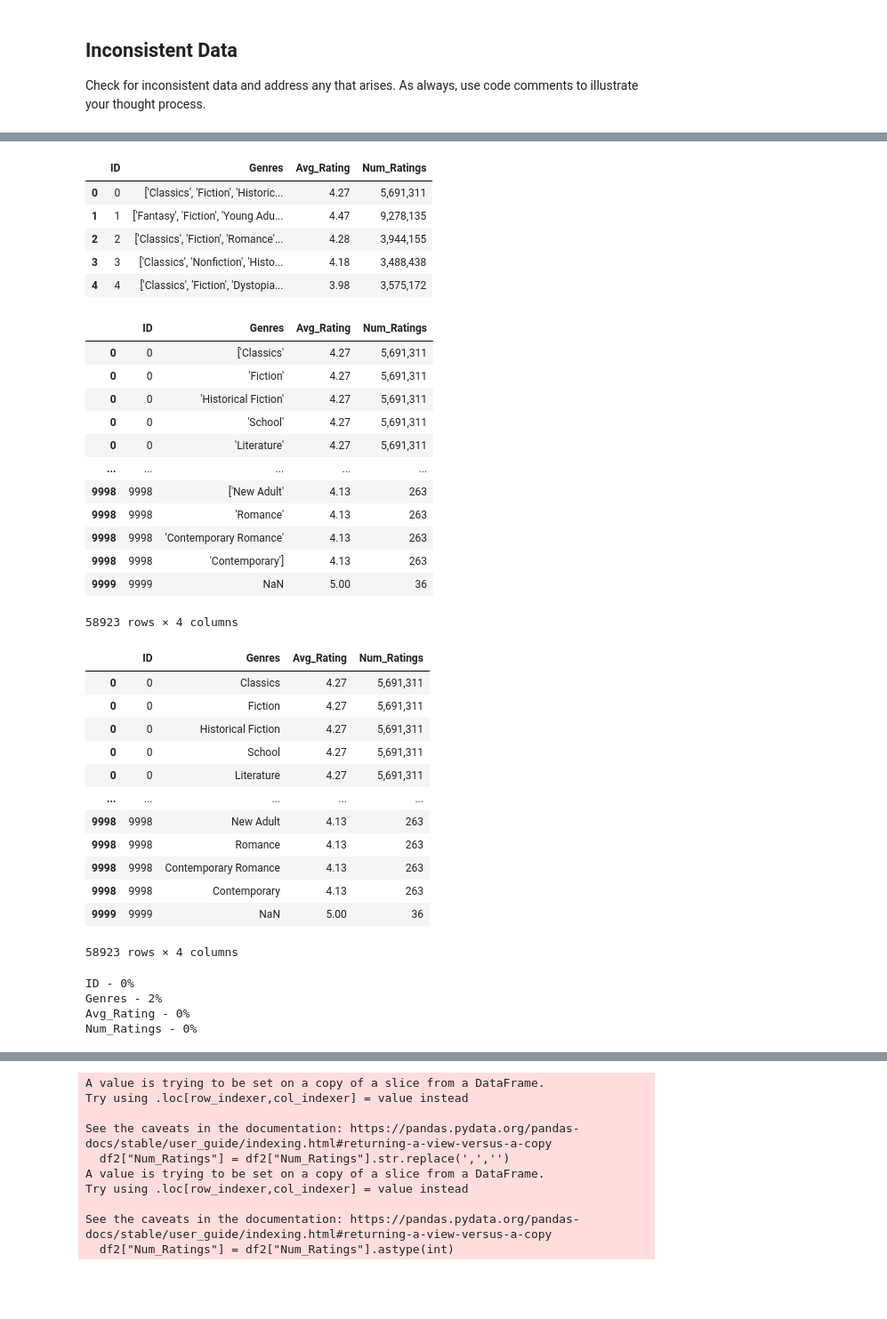
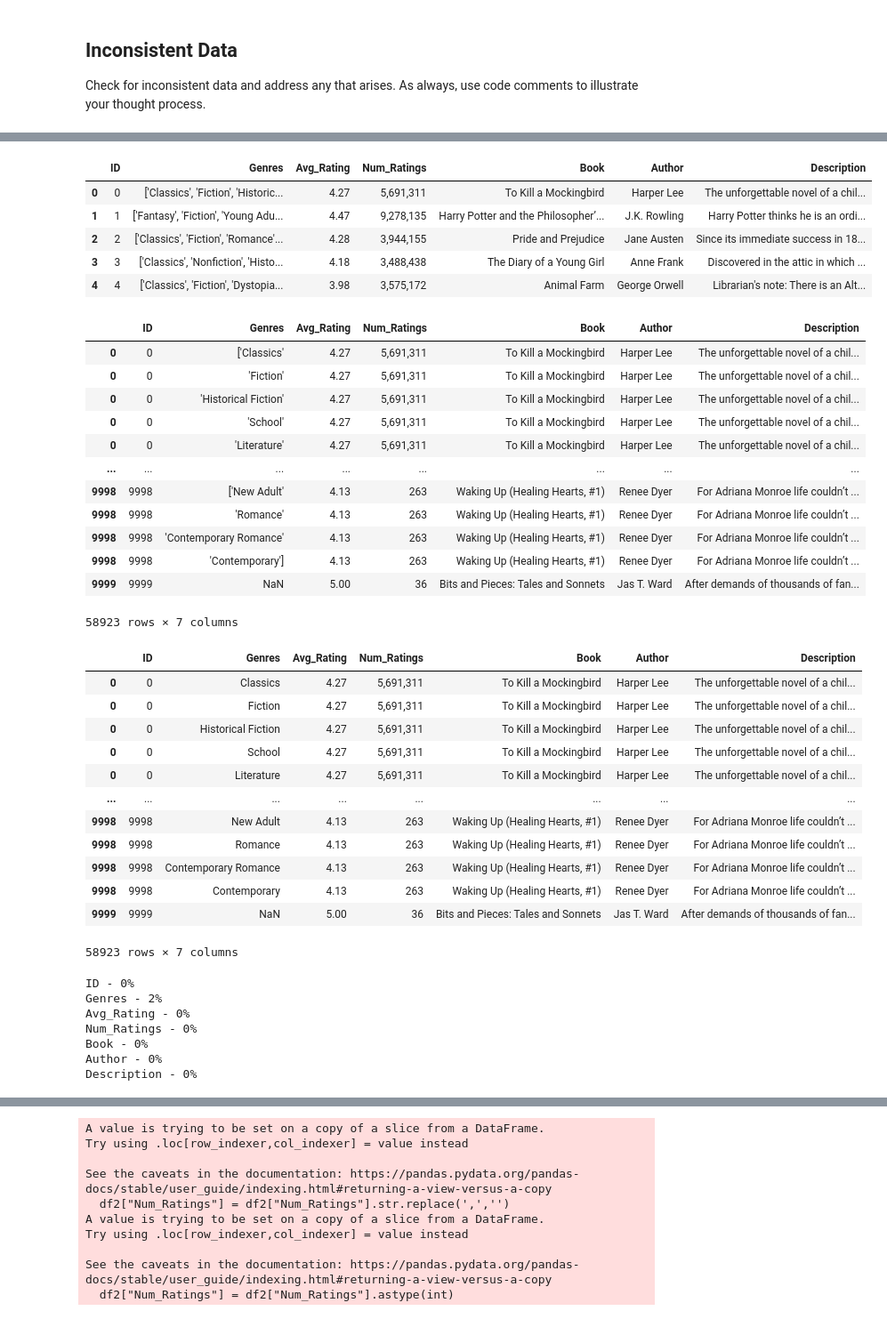
Before and after one commit to johannacf/launchcode-capstone-goodreads-eda, a Jupyter notebook: Final project - Goodreads analysis.ipynb, the cells around one changed output, grey strips where cells are left out. Shown: that part at 89% size. Cells and saved outputs as stored; diff of their text form; code cells hidden in the pictures; blank space fills up the shorter version.

```diff
--- a/Final project - Goodreads analysis.ipynb
+++ b/Final project - Goodreads analysis.ipynb
@@ -268,34 +268,34 @@ df['Genres'].sample(10)
 Name: Genres, dtype: object
 # %%
-# make a new dataframe for data manipulation with ID, genres, avg rating, num of ratings
-df1 = df[['ID','Genres','Avg_Rating','Num_Ratings']].copy()
+# make a new dataframe for data manipulation with ID, genres, avg rating, num of ratings, book, description, author
+df1 = df[['ID','Genres','Avg_Rating','Num_Ratings','Book','Author','Description']].copy()
 df1.head()
 # %% [output]
-|  | ID | Genres | Avg_Rating | Num_Ratings |
-| 0 | 0 | ['Classics', 'Fiction', 'Historic... | 4.27 | 5,691,311 |
-| 1 | 1 | ['Fantasy', 'Fiction', 'Young Adu... | 4.47 | 9,278,135 |
-| 2 | 2 | ['Classics', 'Fiction', 'Romance'... | 4.28 | 3,944,155 |
-| 3 | 3 | ['Classics', 'Nonfiction', 'Histo... | 4.18 | 3,488,438 |
-| 4 | 4 | ['Classics', 'Fiction', 'Dystopia... | 3.98 | 3,575,172 |
+|  | ID | Genres | Avg_Rating | Num_Ratings | Book | Author | Description |
+| 0 | 0 | ['Classics', 'Fiction', 'Historic... | 4.27 | 5,691,311 | To Kill a Mockingbird | Harper Lee | The unforgettable novel of a chil... |
+| 1 | 1 | ['Fantasy', 'Fiction', 'Young Adu... | 4.47 | 9,278,135 | Harry Potter and the Philosopher’... | J.K. Rowling | Harry Potter thinks he is an ordi... |
+| 2 | 2 | ['Classics', 'Fiction', 'Romance'... | 4.28 | 3,944,155 | Pride and Prejudice | Jane Austen | Since its immediate success in 18... |
+| 3 | 3 | ['Classics', 'Nonfiction', 'Histo... | 4.18 | 3,488,438 | The Diary of a Young Girl | Anne Frank | Discovered in the attic in which ... |
+| 4 | 4 | ['Classics', 'Fiction', 'Dystopia... | 3.98 | 3,575,172 | Animal Farm | George Orwell | Librarian's note: There is an Alt... |
 # %%
 df1['Genres'] = df1['Genres'].str.split(',')
 # %%
 df1 = df1.explode('Genres')
 df1
 # %% [output]
-|  | ID | Genres | Avg_Rating | Num_Ratings |
-| 0 | 0 | ['Classics' | 4.27 | 5,691,311 |
-| 0 | 0 | 'Fiction' | 4.27 | 5,691,311 |
-| 0 | 0 | 'Historical Fiction' | 4.27 | 5,691,311 |
-| 0 | 0 | 'School' | 4.27 | 5,691,311 |
-| 0 | 0 | 'Literature' | 4.27 | 5,691,311 |
-| ... | ... | ... | ... | ... |
-| 9998 | 9998 | ['New Adult' | 4.13 | 263 |
-| 9998 | 9998 | 'Romance' | 4.13 | 263 |
-| 9998 | 9998 | 'Contemporary Romance' | 4.13 | 263 |
-| 9998 | 9998 | 'Contemporary'] | 4.13 | 263 |
-| 9999 | 9999 | NaN | 5.00 | 36 |
+|  | ID | Genres | Avg_Rating | Num_Ratings | Book | Author | Description |
+| 0 | 0 | ['Classics' | 4.27 | 5,691,311 | To Kill a Mockingbird | Harper Lee | The unforgettable novel of a chil... |
+| 0 | 0 | 'Fiction' | 4.27 | 5,691,311 | To Kill a Mockingbird | Harper Lee | The unforgettable novel of a chil... |
+| 0 | 0 | 'Historical Fiction' | 4.27 | 5,691,311 | To Kill a Mockingbird | Harper Lee | The unforgettable novel of a chil... |
+| 0 | 0 | 'School' | 4.27 | 5,691,311 | To Kill a Mockingbird | Harper Lee | The unforgettable novel of a chil... |
+| 0 | 0 | 'Literature' | 4.27 | 5,691,311 | To Kill a Mockingbird | Harper Lee | The unforgettable novel of a chil... |
+| ... | ... | ... | ... | ... | ... | ... | ... |
+| 9998 | 9998 | ['New Adult' | 4.13 | 263 | Waking Up (Healing Hearts, #1) | Renee Dyer | For Adriana Monroe life couldn’t ... |
+| 9998 | 9998 | 'Romance' | 4.13 | 263 | Waking Up (Healing Hearts, #1) | Renee Dyer | For Adriana Monroe life couldn’t ... |
+| 9998 | 9998 | 'Contemporary Romance' | 4.13 | 263 | Waking Up (Healing Hearts, #1) | Renee Dyer | For Adriana Monroe life couldn’t ... |
+| 9998 | 9998 | 'Contemporary'] | 4.13 | 263 | Waking Up (Healing Hearts, #1) | Renee Dyer | For Adriana Monroe life couldn’t ... |
+| 9999 | 9999 | NaN | 5.00 | 36 | Bits and Pieces: Tales and Sonnets | Jas T. Ward | After demands of thousands of fan... |
-58923 rows × 4 columns
+58923 rows × 7 columns
 # %%
 # clean the column to remove unnecessary punctuation
 df1['Genres']=df1['Genres'].str.replace('[','')
@@ -306,19 +306,19 @@ df1['Genres']=df1['Genres'].str.strip()
 # check to make sure that worked
 df1
 # %% [output]
-|  | ID | Genres | Avg_Rating | Num_Ratings |
-| 0 | 0 | Classics | 4.27 | 5,691,311 |
-| 0 | 0 | Fiction | 4.27 | 5,691,311 |
-| 0 | 0 | Historical Fiction | 4.27 | 5,691,311 |
-| 0 | 0 | School | 4.27 | 5,691,311 |
-| 0 | 0 | Literature | 4.27 | 5,691,311 |
-| ... | ... | ... | ... | ... |
-| 9998 | 9998 | New Adult | 4.13 | 263 |
-| 9998 | 9998 | Romance | 4.13 | 263 |
-| 9998 | 9998 | Contemporary Romance | 4.13 | 263 |
-| 9998 | 9998 | Contemporary | 4.13 | 263 |
-| 9999 | 9999 | NaN | 5.00 | 36 |
+|  | ID | Genres | Avg_Rating | Num_Ratings | Book | Author | Description |
+| 0 | 0 | Classics | 4.27 | 5,691,311 | To Kill a Mockingbird | Harper Lee | The unforgettable novel of a chil... |
+| 0 | 0 | Fiction | 4.27 | 5,691,311 | To Kill a Mockingbird | Harper Lee | The unforgettable novel of a chil... |
+| 0 | 0 | Historical Fiction | 4.27 | 5,691,311 | To Kill a Mockingbird | Harper Lee | The unforgettable novel of a chil... |
+| 0 | 0 | School | 4.27 | 5,691,311 | To Kill a Mockingbird | Harper Lee | The unforgettable novel of a chil... |
+| 0 | 0 | Literature | 4.27 | 5,691,311 | To Kill a Mockingbird | Harper Lee | The unforgettable novel of a chil... |
+| ... | ... | ... | ... | ... | ... | ... | ... |
+| 9998 | 9998 | New Adult | 4.13 | 263 | Waking Up (Healing Hearts, #1) | Renee Dyer | For Adriana Monroe life couldn’t ... |
+| 9998 | 9998 | Romance | 4.13 | 263 | Waking Up (Healing Hearts, #1) | Renee Dyer | For Adriana Monroe life couldn’t ... |
+| 9998 | 9998 | Contemporary Romance | 4.13 | 263 | Waking Up (Healing Hearts, #1) | Renee Dyer | For Adriana Monroe life couldn’t ... |
+| 9998 | 9998 | Contemporary | 4.13 | 263 | Waking Up (Healing Hearts, #1) | Renee Dyer | For Adriana Monroe life couldn’t ... |
+| 9999 | 9999 | NaN | 5.00 | 36 | Bits and Pieces: Tales and Sonnets | Jas T. Ward | After demands of thousands of fan... |
-58923 rows × 4 columns
+58923 rows × 7 columns
 # %%
 # check how much Genres data is missing
 for col in df1.columns:
@@ -329,6 +329,9 @@ ID - 0%
 Genres - 2%
 Avg_Rating - 0%
 Num_Ratings - 0%
+Book - 0%
+Author - 0%
+Description - 0%
 # %%
 # now we can remove missing data
 df1.dropna(subset=['Genres'], inplace=True)
```
Also changed, not shown: parts of 8 cells of this notebook.
